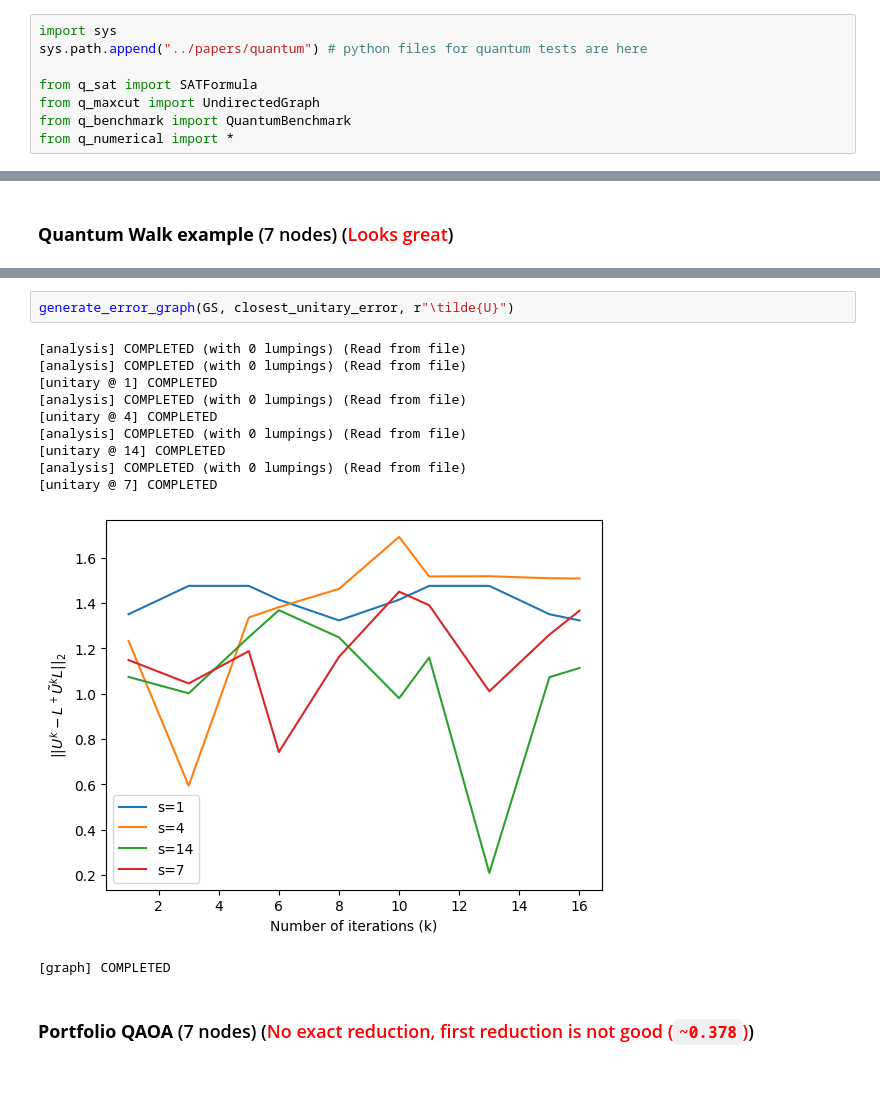
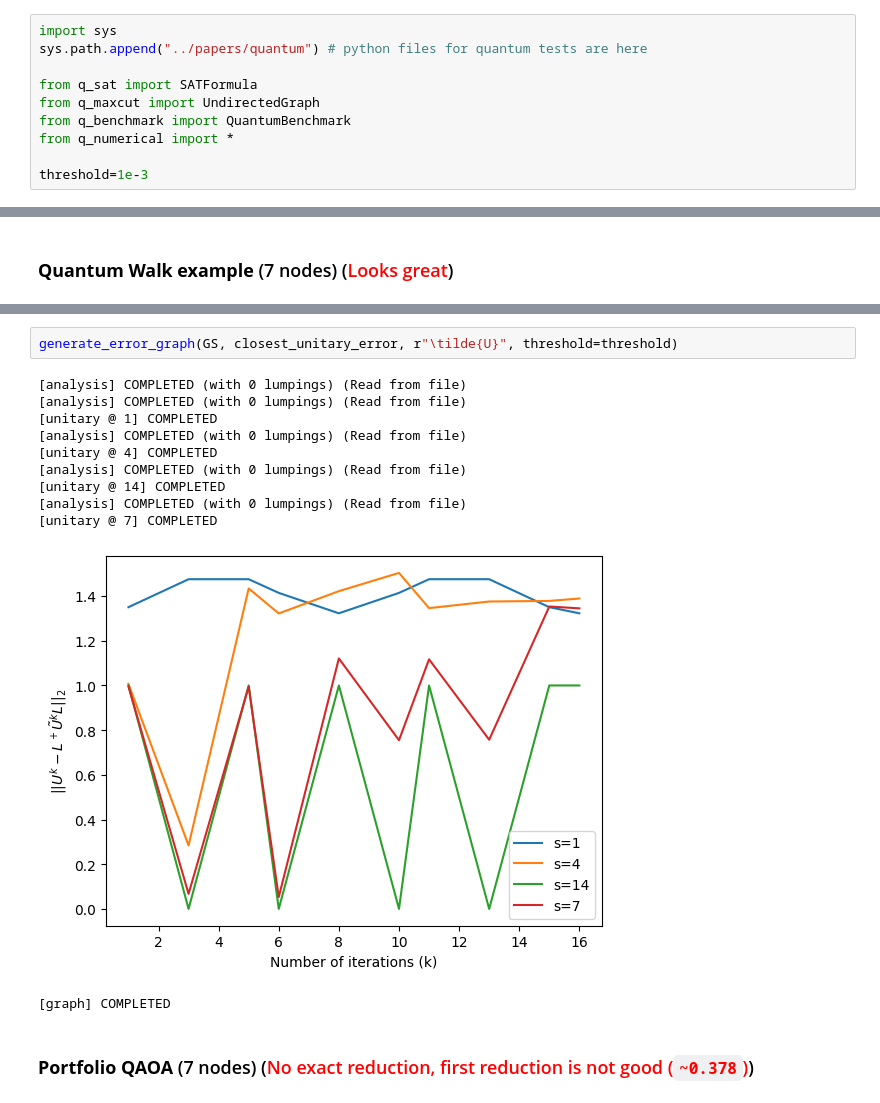
Before and after one commit to Antonio-JP/CLUE, a Jupyter notebook: notebooks/numerical_quantum.ipynb, the cells around one changed output, grey strips where cells are left out. Saved outputs shown, nothing was run; the diff lists cells and outputs as text.

```diff
--- a/notebooks/numerical_quantum.ipynb
+++ b/notebooks/numerical_quantum.ipynb
@@ -10,6 +10,8 @@ from q_sat import SATFormula
 from q_maxcut import UndirectedGraph
 from q_benchmark import QuantumBenchmark
 from q_numerical import *
+
+threshold=1e-3
 # %% [markdown]
 ### **Trivial Graph example** (7 nodes)
 # %%
@@ -183,17 +182,17 @@ generate_error_graph(GS)
 [graph] COMPLETED
 # %%
-generate_error_graph(GS, closest_unitary_error, r"\tilde{U}")
+generate_error_graph(GS, closest_unitary_error, r"\tilde{U}", threshold=threshold)
 # %% [output]
 [analysis] COMPLETED (with 0 lumpings) (Read from file)
 [analysis] COMPLETED (with 0 lumpings) (Read from file)
 [unitary @ 1] COMPLETED
 [analysis] COMPLETED (with 0 lumpings) (Read from file)
 [unitary @ 4] COMPLETED
 [analysis] COMPLETED (with 0 lumpings) (Read from file)
 [unitary @ 14] COMPLETED
 [analysis] COMPLETED (with 0 lumpings) (Read from file)
 [unitary @ 7] COMPLETED
-[figure, old version]
+[figure, new version]
 [graph] COMPLETED
 # %% [markdown]
 ### **Portfolio QAOA** (7 nodes) (<font color='red'>No exact reduction, first reduction is not good (`~0.378`)</font>)
```
Also changed, not shown: parts of 32 cells of this notebook.
